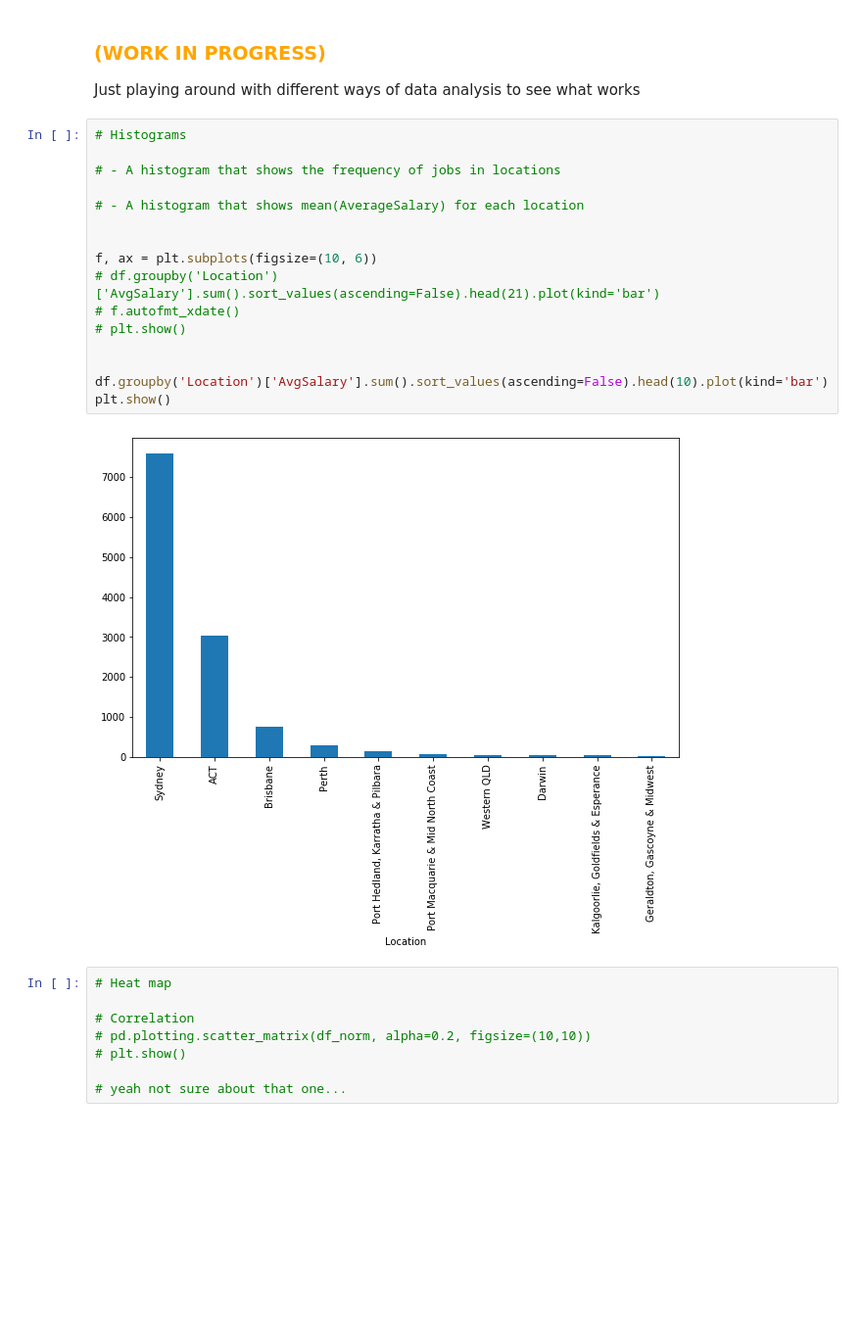
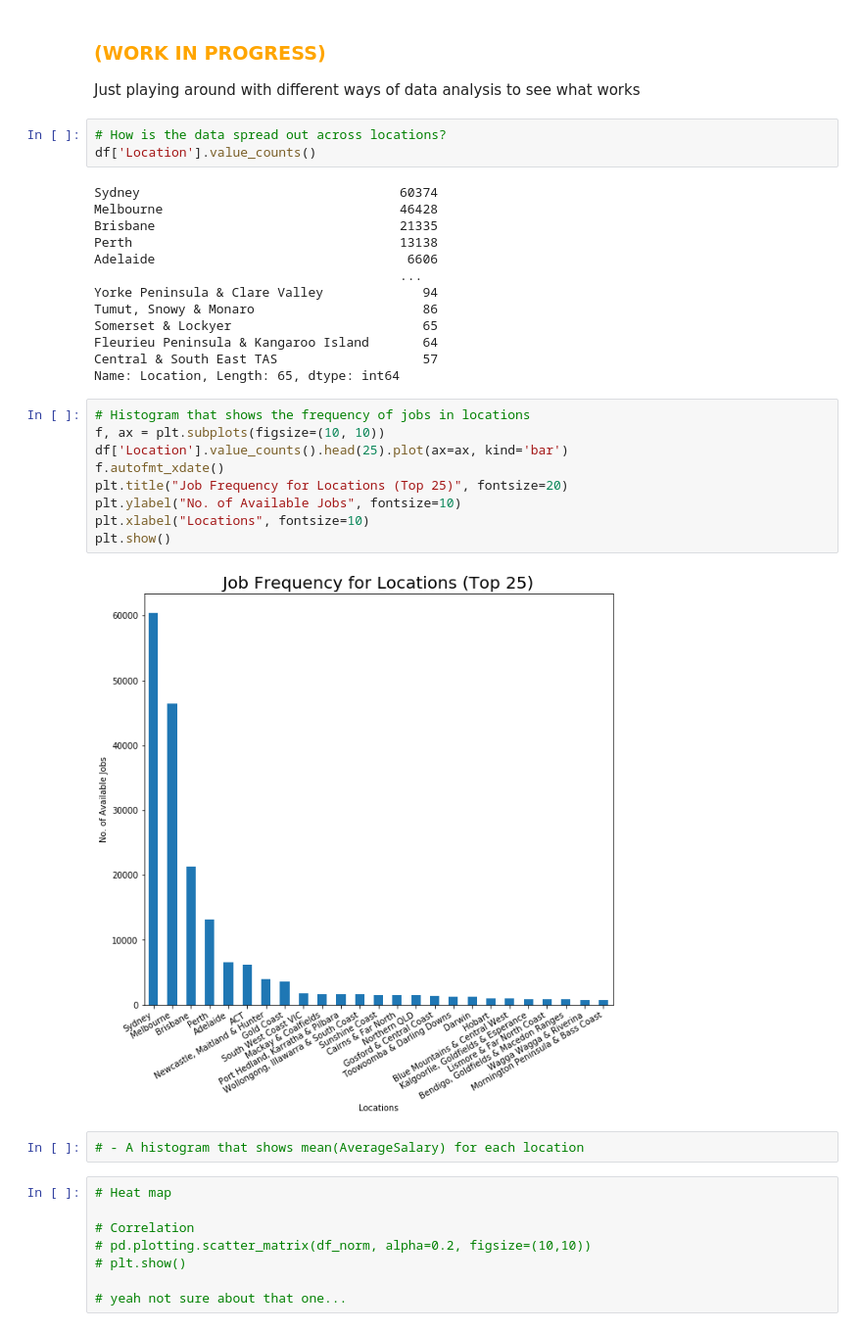
Before and after one commit to lucas-two/Job-Market-Analysis, a Jupyter notebook: src/assignment.ipynb, the cells around one changed output. Shown: that part at 98% size. Saved outputs shown, nothing was run; the diff lists cells and outputs as text; blank space fills up the shorter version.

Commit message:
Location job frequency bar chart

```diff
--- a/src/assignment.ipynb
+++ b/src/assignment.ipynb
@@ -313,24 +313,35 @@ beginning of month?
 # %% [markdown]
 ### <font color='orange'>(WORK IN PROGRESS) </font>
 Just playing around with different ways of data analysis to see what works
+# %%
+# How is the data spread out across locations?
+df['Location'].value_counts()
+# %% [output]
+Sydney                                  60374
+Melbourne                               46428
+Brisbane                                21335
+Perth                                   13138
+Adelaide                                 6606
+                                        ...
+Yorke Peninsula & Clare Valley             94
+Tumut, Snowy & Monaro                      86
+Somerset & Lockyer                         65
+Fleurieu Peninsula & Kangaroo Island       64
+Central & South East TAS                   57
+Name: Location, Length: 65, dtype: int64
 # %%
-# Histograms
-
-# - A histogram that shows the frequency of jobs in locations
-
-# - A histogram that shows mean(AverageSalary) for each location
-
-
-f, ax = plt.subplots(figsize=(10, 6))
-# df.groupby('Location')['AvgSalary'].sum().sort_values(ascending=False).head(21).plot(kind='bar')
-# f.autofmt_xdate()
-# plt.show()
-
-
-df.groupby('Location')['AvgSalary'].sum().sort_values(ascending=False).head(10).plot(kind='bar')
+# Histogram that shows the frequency of jobs in locations
+f, ax = plt.subplots(figsize=(10, 10))
+df['Location'].value_counts().head(25).plot(ax=ax, kind='bar')
+f.autofmt_xdate()
+plt.title("Job Frequency for Locations (Top 25)", fontsize=20)
+plt.ylabel("No. of Available Jobs", fontsize=10)
+plt.xlabel("Locations", fontsize=10)
 plt.show()
 # %% [output]
-[figure, old version]
+[figure, new version]
+# %%
+# - A histogram that shows mean(AverageSalary) for each location
 # %%
 # Heat map
 
```
